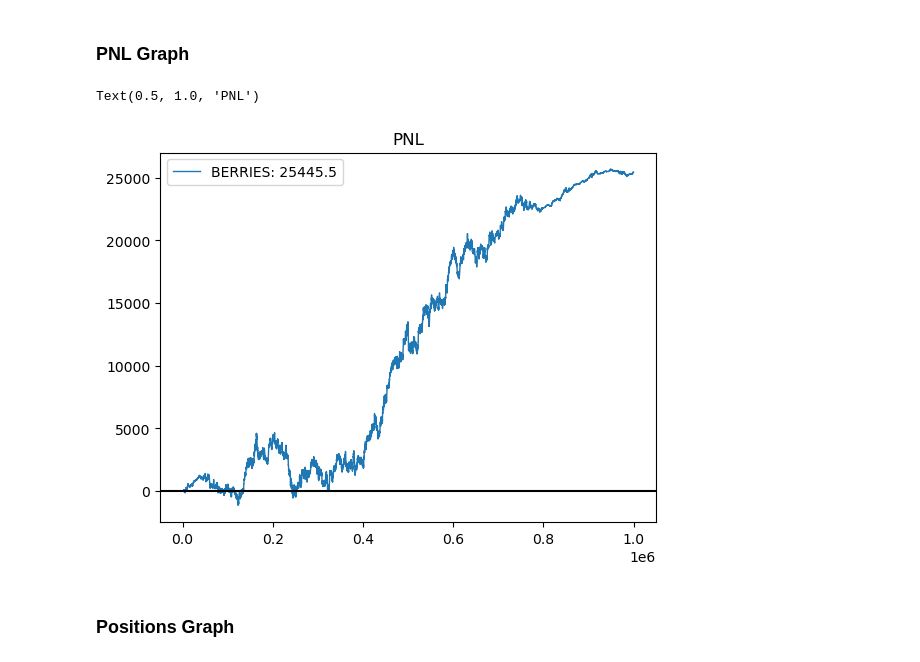
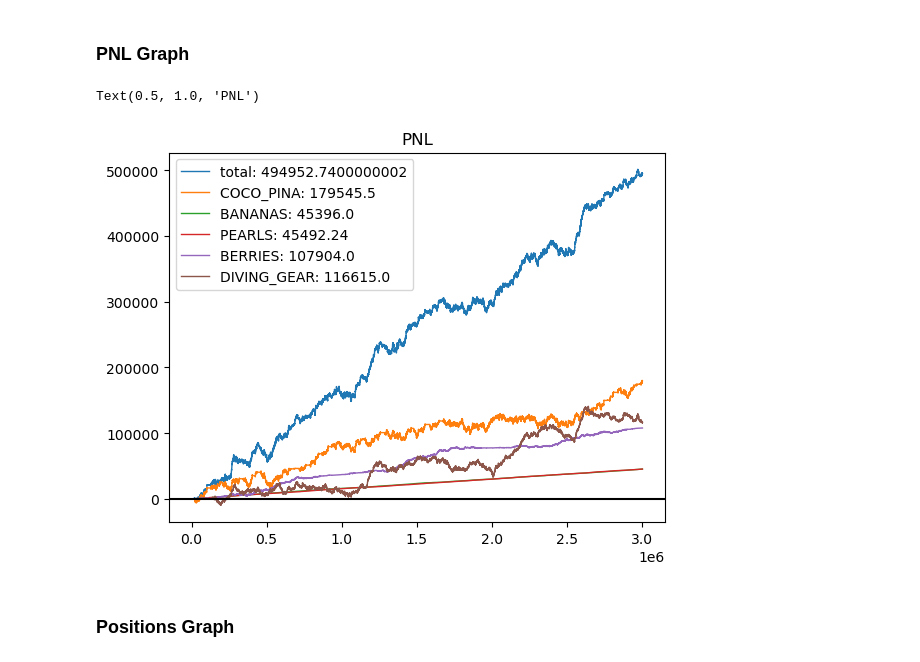
Before and after one commit to rzhan11/IMCTradingComp23, a Jupyter notebook: nbs/exploration-Copy11.ipynb, the cells around one changed output. Drawn from its saved outputs; the diff is of its cells as text; code cells hidden in the pictures.

```diff
--- a/nbs/exploration-Copy11.ipynb
+++ b/nbs/exploration-Copy11.ipynb
@@ -32,7 +32,7 @@ from log_parser import process_file, process_file_jasper
 _fname = "../replays/local.log"
 # _fname = "../replays/day3-log19.log"
 _time_step = 100
-_max_time = 1000000
+_max_time = 3000000
 _symbols = ["BANANAS", "PEARLS", "COCONUTS", "PINA_COLADAS", "BERRIES", "DIVING_GEAR"]
 _products = ["BANANAS", "PEARLS", "COCONUTS", "PINA_COLADAS", "BERRIES", "DIVING_GEAR"]
 
@@ -1027,27 +1027,27 @@ for sym in _symbols:
 # %%
 # pnl
 
 # calc pnl from coco/pina pair
 my_positions["COCO_PINA_pnl"] = my_positions["COCONUTS_pnl"] + my_positions["PINA_COLADAS_pnl"]
 
 ## shown products
 
-products_shown = ["BERRIES"]
-# products_shown = ["total", "COCO_PINA", "BANANAS", "PEARLS", "BERRIES", "DIVING_GEAR"]
+# products_shown = ["BERRIES"]
+products_shown = ["total", "COCO_PINA", "BANANAS", "PEARLS", "BERRIES", "DIVING_GEAR"]
 # products_shown = ["total", *_products]
 # products_shown=["BERRIES"]
 
 for prod in products_shown:
     pnl = my_positions[f"{prod}_pnl"].iloc[-1]
     plt.plot(my_positions["time"], my_positions[f"{prod}_pnl"], label=f"{prod}: {pnl}", linewidth=1)
 
 plt.axhline(y=0, color="black")
 
 plt.legend()
 plt.title(f"PNL")
 # %% [output]
 Text(0.5, 1.0, 'PNL')
-[figure, old version]
+[figure, new version]
 # %% [markdown]
 ### Positions Graph
 # %%
```
Also changed, not shown: parts of 35 cells of this notebook, 11 other files.
